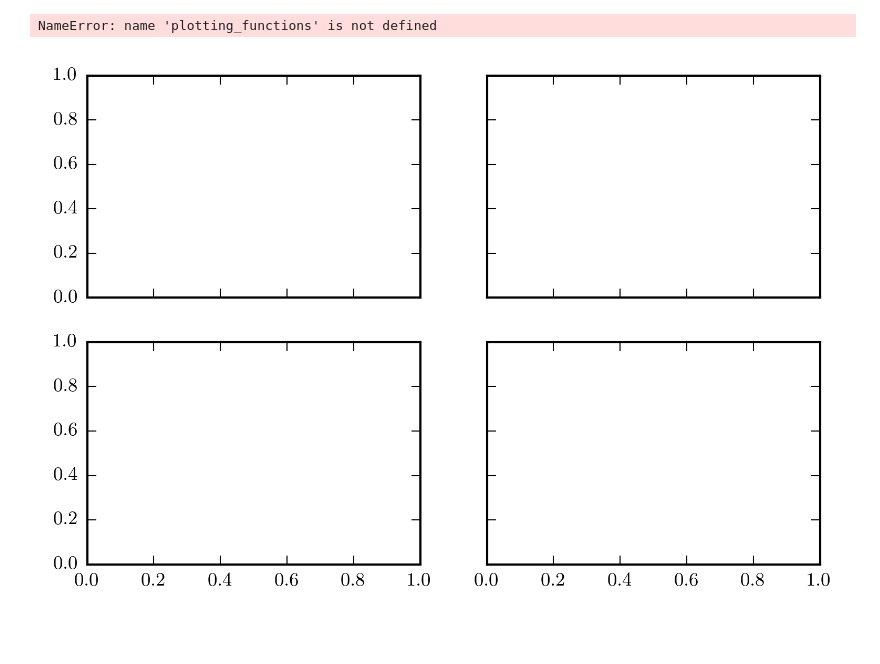
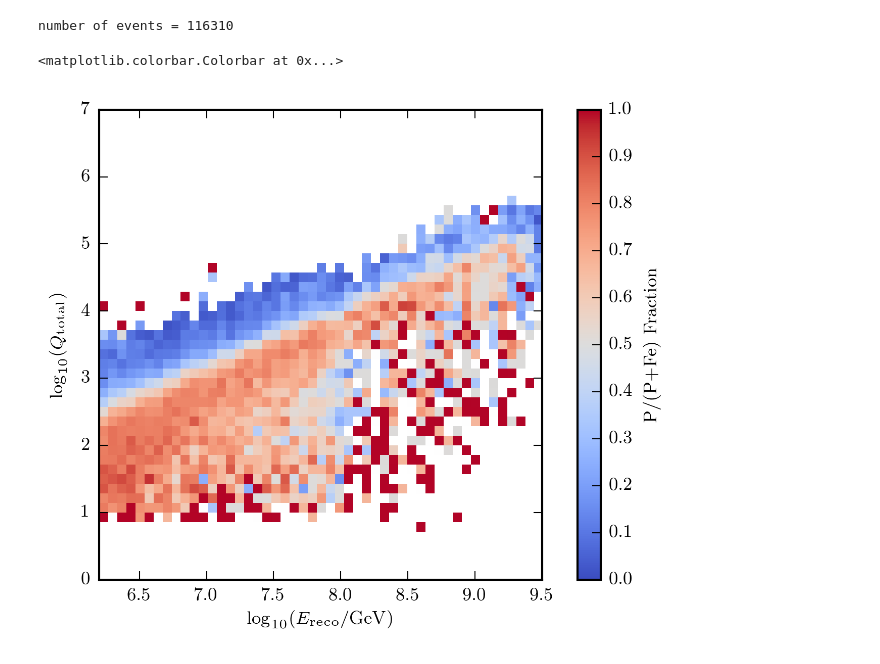
Before and after one commit to jrbourbeau/composition, a Jupyter notebook: analysis/charge-vs-energy_compare-containment.ipynb, the cells around one changed output. Saved outputs shown, nothing was run; the diff lists cells and outputs as text; code cells hidden in the pictures; blank space fills up the shorter version.

```diff
--- a/analysis/charge-vs-energy_compare-containment.ipynb
+++ b/analysis/charge-vs-energy_compare-containment.ipynb
@@ -14,8 +12,9 @@ import composition.analysis.plotting_functions as plotting
 %matplotlib inline
 # %%
 def make_charge_energy_histogram(log_energy, charge, proton_mask, iron_mask, ax, plot_line=False):
-    charge_bins = np.linspace(0, 7, 50)
-    energy_bins = np.linspace(6.2, 9.51, 50)
+    charge_bins = np.linspace(0, 6, 50)
+    energy_bins = np.arange(6.2, 8.0, 0.05)
+#     energy_bins = np.arange(6.2, 9.51, 0.05)
     energy_midpoints = (energy_bins[1:] + energy_bins[:-1]) / 2
     proton_hist, xedges, yedges = np.histogram2d(log_energy[MC_proton_mask],
                                                  charge[MC_proton_mask],
@@ -49,7 +48,7 @@ def make_charge_energy_histogram(log_energy, charge, proton_mask, iron_mask, ax,
     colormap = 'coolwarm'
     im = ax.imshow(h, extent=extent, origin='lower',
                interpolation='none', cmap=colormap,
-               aspect=0.5, vmin=0, vmax=1)
+               aspect='auto', vmin=0, vmax=1)
     x = np.arange(6.2, 9.51, 0.1)
     if plot_line:
         ax.plot(x, line_fit(x), marker='None', linestyle='--',
@@ -134,34 +201,36 @@ number of events = 116316
 # %%
-inice_containment = ['InIce_containment', 'reco_InIce_containment', 'LF_InIce_containment']
-titles = ['True InIce containment', 'ShowerLLH InIce containment', 'LineFit InIce containment']
-fig, axarr = plt.subplots(2, 2, sharex=True, sharey=True)
-for containment, title, ax in zip(inice_containment, titles, axarr.flatten()[:-1]):
-    # Import ShowerLLH sim reconstructions and cuts to be made
-    df, cut_dict = load_sim(return_cut_dict=True)
-    selection_mask = np.array([True] * len(df))
-    standard_cut_keys = ['reco_exists', 'reco_zenith', 'min_hits', 'reco_IT_containment',
-                         'IceTopMaxSignalInEdge', 'IceTopMaxSignal', containment]
-    for key in standard_cut_keys:
-        selection_mask *= cut_dict[key]
+# Import ShowerLLH sim reconstructions and cuts to be made
+df, cut_dict = load_sim(return_cut_dict=True)
+selection_mask = np.array([True] * len(df))
+standard_cut_keys = ['reco_exists', 'reco_zenith', 'num_hits', 'IT_signal',
+                     'StationDensity', 'max_charge_frac', 'reco_containment',
+                     'min_energy']
+for key in standard_cut_keys:
+    selection_mask *= cut_dict[key]
 
-    df = df[selection_mask]
+df = df[selection_mask]
+print('number of events = {}'.format(len(df)))
 
-    MC_log_energy = df['MC_log_energy']
-    reco_log_energy = df['reco_log_energy']
-    energy_bins = np.linspace(6.2, 9.51, 75)
+MC_proton_mask = (df.MC_comp == 'P')
+MC_iron_mask = (df.MC_comp == 'Fe')
+log_energy = df['reco_log_energy']
+charge = df.InIce_log_charge
 
-    im = plotting_functions.histogram_2D(MC_log_energy, reco_log_energy,
-                                              energy_bins, log_counts=True,
-                                              make_prob=True, ax=ax)
-    ax.set_title(title)
-    plt.xlim([6.2, 9.5])
+fig, ax = plt.subplots()
+im = make_charge_energy_histogram(log_energy, charge, MC_proton_mask, MC_iron_mask, ax=ax)
+plt.xlim([6.2, 9.5])
+plt.ylim([0, 7])
+ax.set_xlabel('$\log_{10}(E_{\mathrm{reco}}/\mathrm{GeV})$')
+ax.set_ylabel('$\log_{10}(Q_{\mathrm{total}})$')
 
-plt.xlim([6.2, 9.5])
-fig.text(0.5, 0.00, '$\log_{10}(E_{\mathrm{MC}}/\mathrm{GeV})$', ha='center')
-fig.text(0.00, 0.5, '$\log_{10}(E_{\mathrm{reco}}/\mathrm{GeV})$', va='center', rotation='vertical')
-fig.subplots_adjust(right=0.8)
-cbar_ax = fig.add_axes([0.85, 0.15, 0.05, 0.7])
-fig.colorbar(im, cax=cbar_ax, label='P/(P+Fe) Fraction')
+# fig.text(0.5, 0.00, '$\log_{10}(E_{\mathrm{reco}}/\mathrm{GeV})$', ha='center')
+# fig.text(0.00, 0.5, '$\log_{10}(Q_{\mathrm{total}})$', va='center', rotation='vertical')
+# plt.tight_layout()
+# fig.subplots_adjust(right=0.85)
+# cbar_ax = fig.add_axes([0.85, 0.15, 0.05, 0.7])
+# fig.colorbar(im, cax=cbar_ax, label='P/(P+Fe) Fraction')
+plt.colorbar(im, label='P/(P+Fe) Fraction')
 # %% [output]
-NameError: name 'plotting_functions' is not defined
+number of events = 116310
+<matplotlib.colorbar.Colorbar at 0x...>
-[figure, old version]
+[figure, new version]
```
Also changed, not shown: parts of 5 cells of this notebook, 24 other files.
